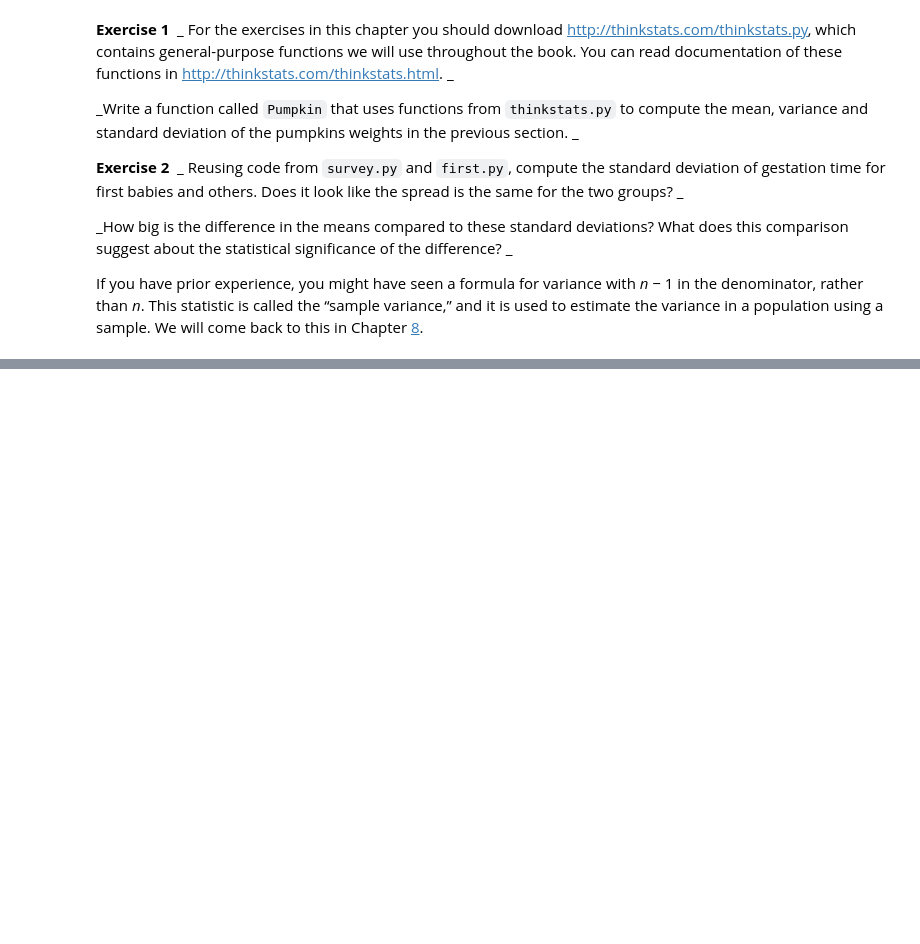
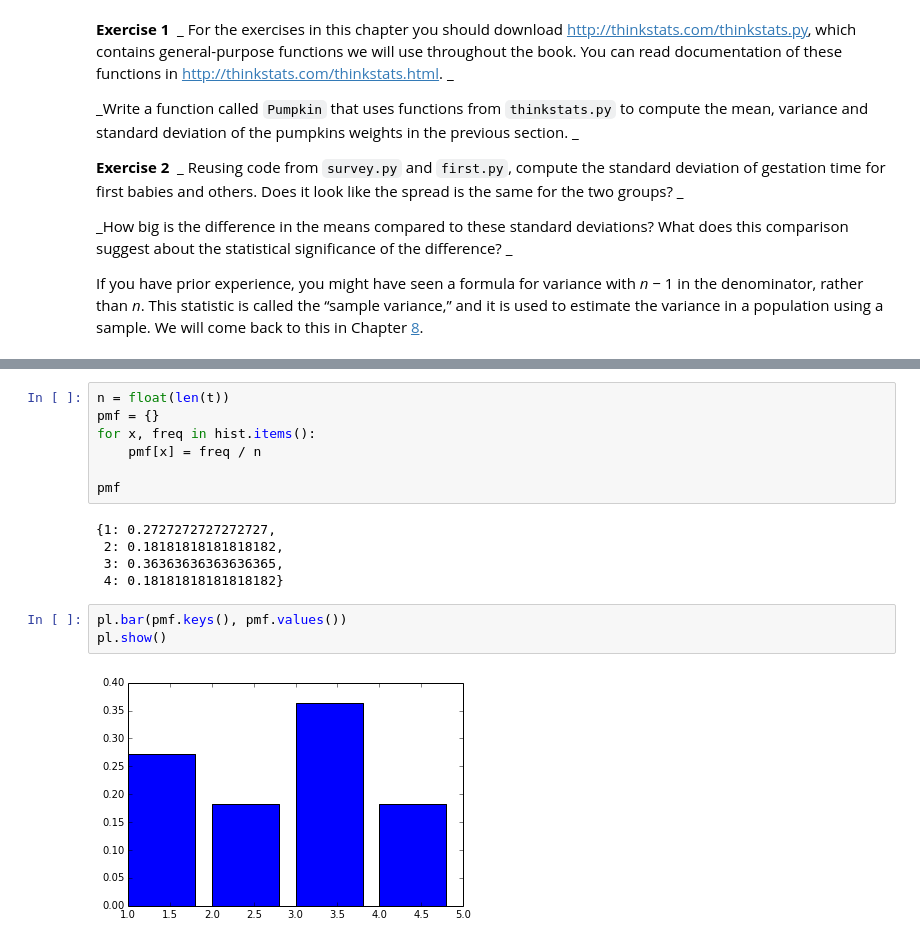
Before and after one commit to 8bit-pixies/Data-Science, a Jupyter notebook: Think-Stats/2 Descriptive Statistics.ipynb, the cells around one changed output, grey strips where cells are left out. Cells and saved outputs as stored; diff of their text form; blank space fills up the shorter version.

```diff
--- a/Think-Stats/2 Descriptive Statistics.ipynb
+++ b/Think-Stats/2 Descriptive Statistics.ipynb
@@ -592,0 +150,17 @@ to answer the question clearly, precisely, and accurately._
+# %%
+n = float(len(t))
+pmf = {}
+for x, freq in hist.items():
+    pmf[x] = freq / n
+
+pmf
+# %% [output]
+{1: 0.2727272727272727,
+ 2: 0.18181818181818182,
+ 3: 0.36363636363636365,
+ 4: 0.18181818181818182}
+# %%
+pl.bar(pmf.keys(), pmf.values())
+pl.show()
+# %% [output]
+[figure, added]
```
Also changed, not shown: parts of 15 cells of this notebook, 3 other files.
